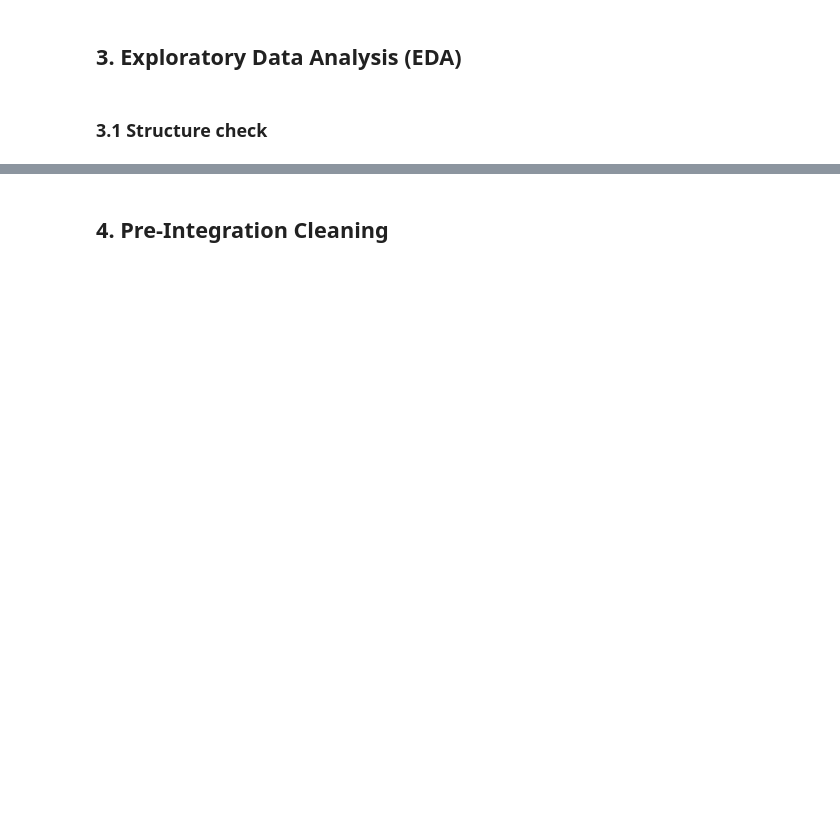
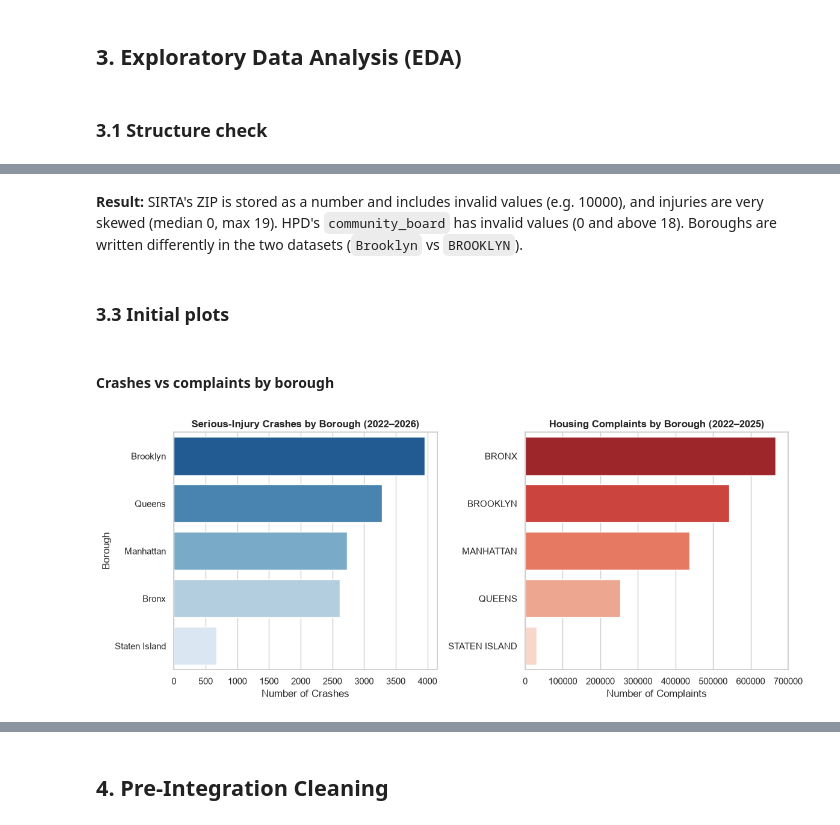
Before and after one commit to JanaHaririi/nyc-housing-transit, a Jupyter notebook: notebooks/nyc_housing_transit.ipynb, the cells around one changed output, grey strips where cells are left out. Cells and saved outputs as stored; diff of their text form; code cells hidden in the pictures; blank space fills up the shorter version.

```diff
--- a/notebooks/nyc_housing_transit.ipynb
+++ b/notebooks/nyc_housing_transit.ipynb
@@ -65,0 +42,9 @@ df_transport.head()
+# %%
+# SIRTA is small (~13k rows), so we load the full dataset (Listing 1)
+if os.path.exists(sirta_file):
+    df_transport = pd.read_pickle(sirta_file)
+else:
+    df_transport = pd.read_csv(base_url.format(transport_id), low_memory=False)
+    df_transport.to_pickle(sirta_file)
+
+df_transport.head()
@@ -329,0 +279,29 @@ plt.show()
+# %% [markdown]
+**Result:** SIRTA's ZIP is stored as a number and includes invalid values (e.g. 10000), and injuries are very skewed (median 0, max 19). HPD's `community_board` has invalid values (0 and above 18). Boroughs are written differently in the two datasets (`Brooklyn` vs `BROOKLYN`).
+# %% [markdown]
+### 3.3 Initial plots
+# %% [markdown]
+#### Crashes vs complaints by borough
+# %%
+# One complaint can contain several problems, so we count unique complaint IDs
+sns.set_theme(style="whitegrid", palette="muted")
+
+crash_boro = df_transport['Crash Borough'].value_counts()
+complaint_boro = df_housing.groupby('borough')['complaint_id'].nunique().sort_values(ascending=False)
+
+fig, ax = plt.subplots(nrows=1, ncols=2, figsize=(12, 5))
+sns.barplot(x=crash_boro.values, y=crash_boro.index, hue=crash_boro.index,
+            dodge=False, legend=False, palette="Blues_r", ax=ax[0])
+ax[0].set_title("Serious-Injury Crashes by Borough (2022–2026)", fontsize=12, weight="bold")
+ax[0].set_xlabel("Number of Crashes")
+ax[0].set_ylabel("Borough")
+
+sns.barplot(x=complaint_boro.values, y=complaint_boro.index, hue=complaint_boro.index,
+            dodge=False, legend=False, palette="Reds_r", ax=ax[1])
+ax[1].set_title("Housing Complaints by Borough (2022–2025)", fontsize=12, weight="bold")
+ax[1].set_xlabel("Number of Complaints")
+ax[1].set_ylabel("")
+plt.tight_layout()
+plt.show()
+# %% [output]
+[figure, added]
```
Also changed, not shown: parts of 108 cells of this notebook, 3 other files.
